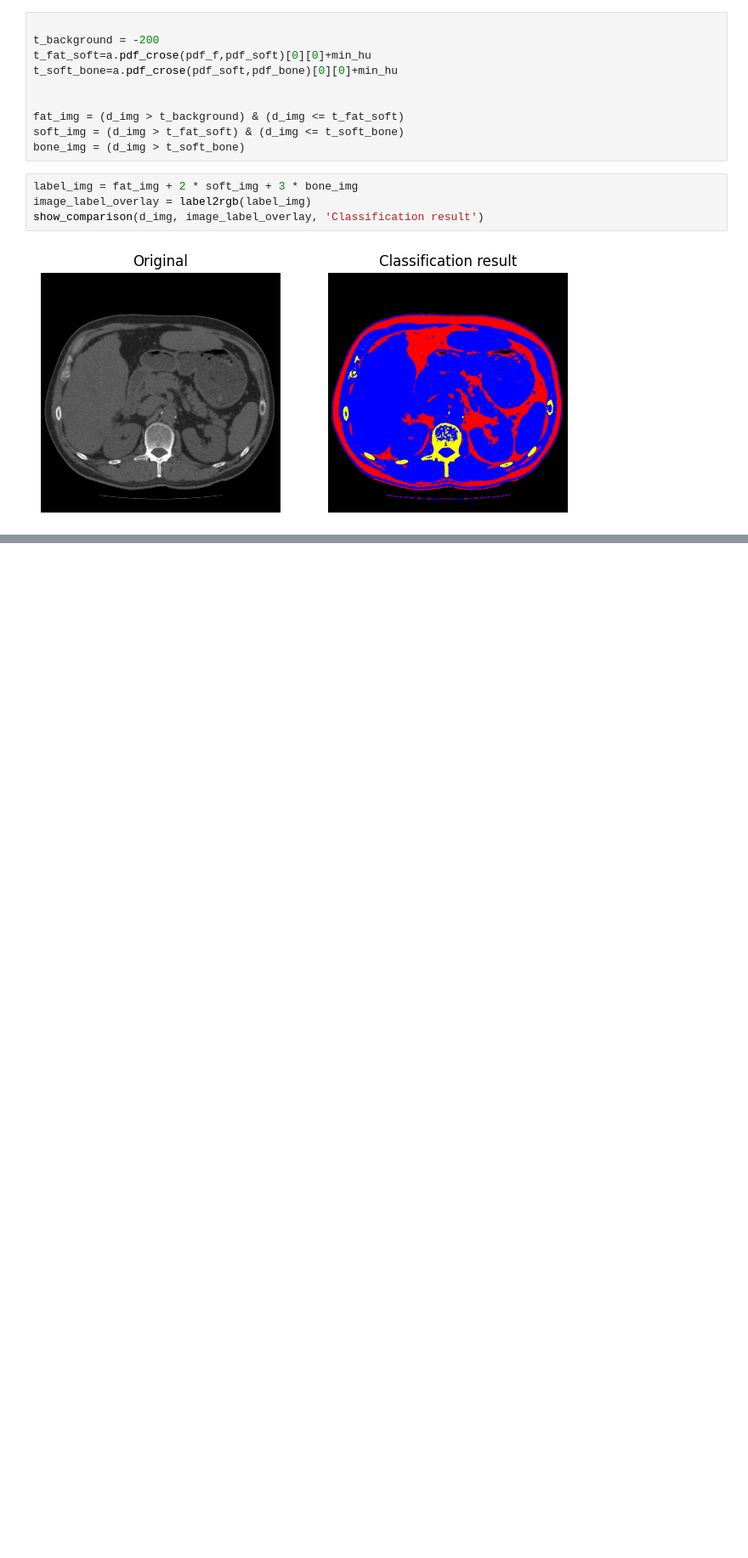
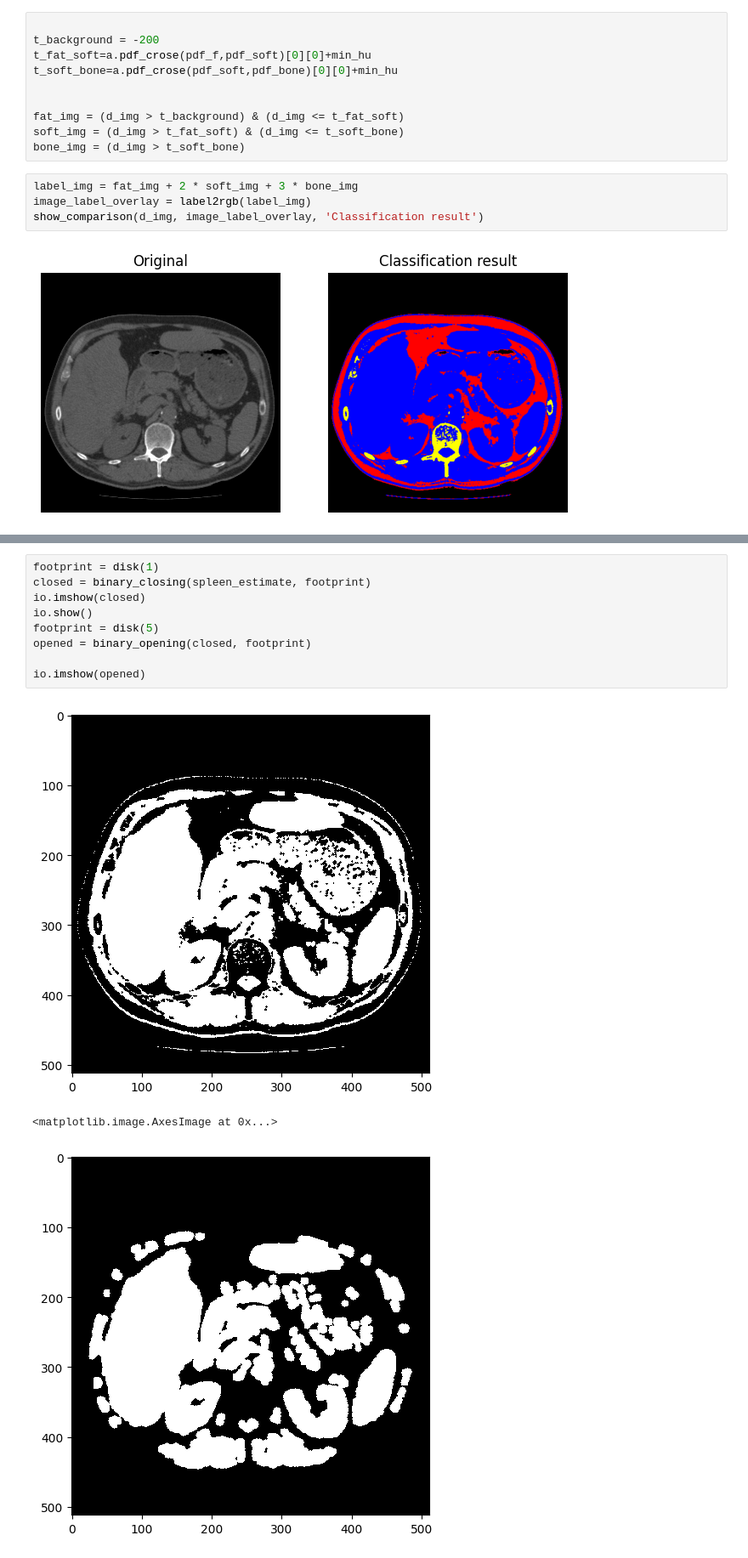
Before and after one commit to MikkelDitlevOlsen1/image_notes, a Jupyter notebook: notar/ex_6.ipynb, the cells around one changed output, grey strips where cells are left out. Shown at 85% size. Cells and saved outputs as stored; diff of their text form; blank space fills up the shorter version.

```diff
--- a/notar/ex_6.ipynb
+++ b/notar/ex_6.ipynb
@@ -164,0 +176,13 @@ show_comparison(d_img, image_label_overlay, 'Classification result')
+# %%
+footprint = disk(1)
+closed = binary_closing(spleen_estimate, footprint)
+io.imshow(closed)
+io.show()
+footprint = disk(5)
+opened = binary_opening(closed, footprint)
+
+io.imshow(opened)
+# %% [output]
+[figure, added]
+<matplotlib.image.AxesImage at 0x...>
+[figure, added]
```
Also changed, not shown: parts of 2 cells of this notebook.
